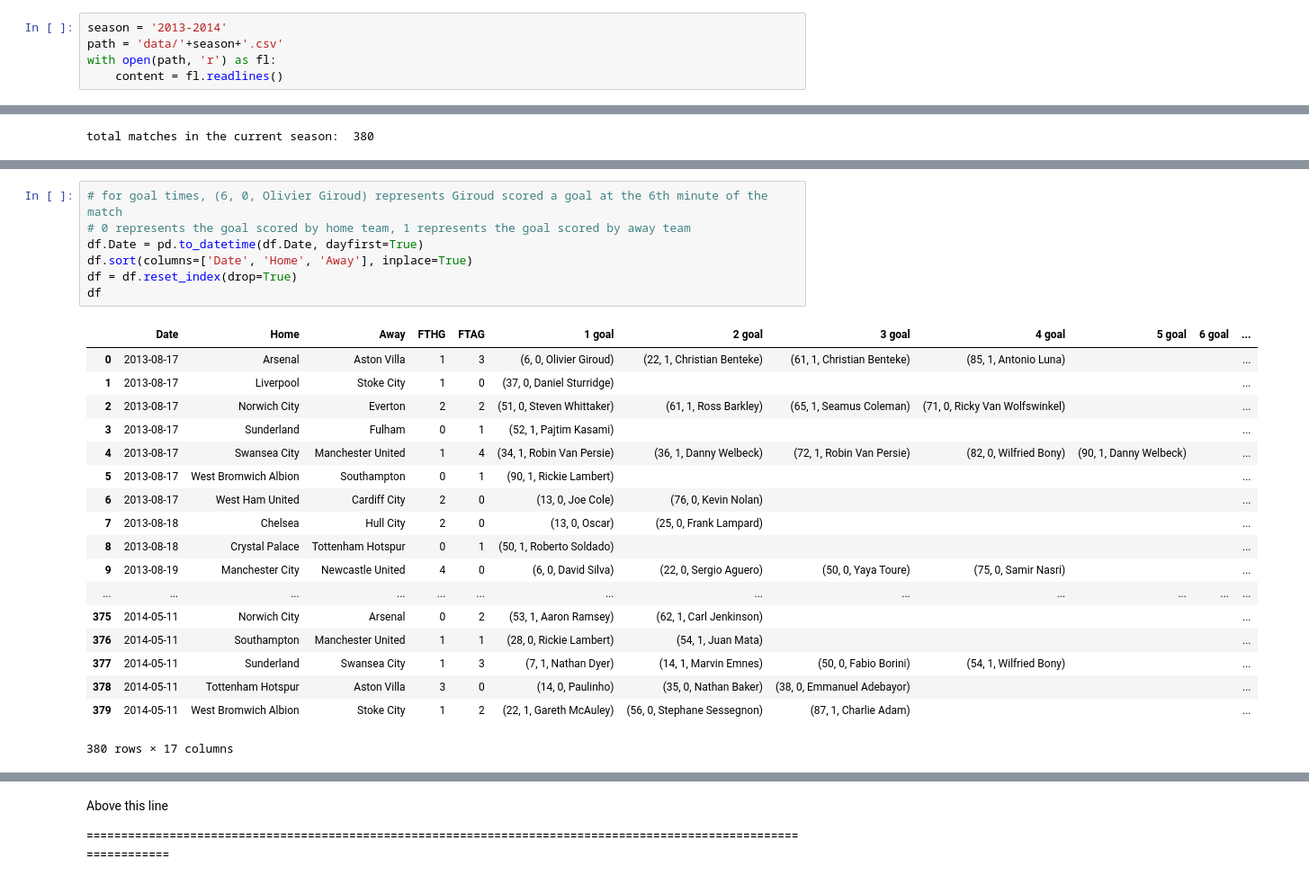
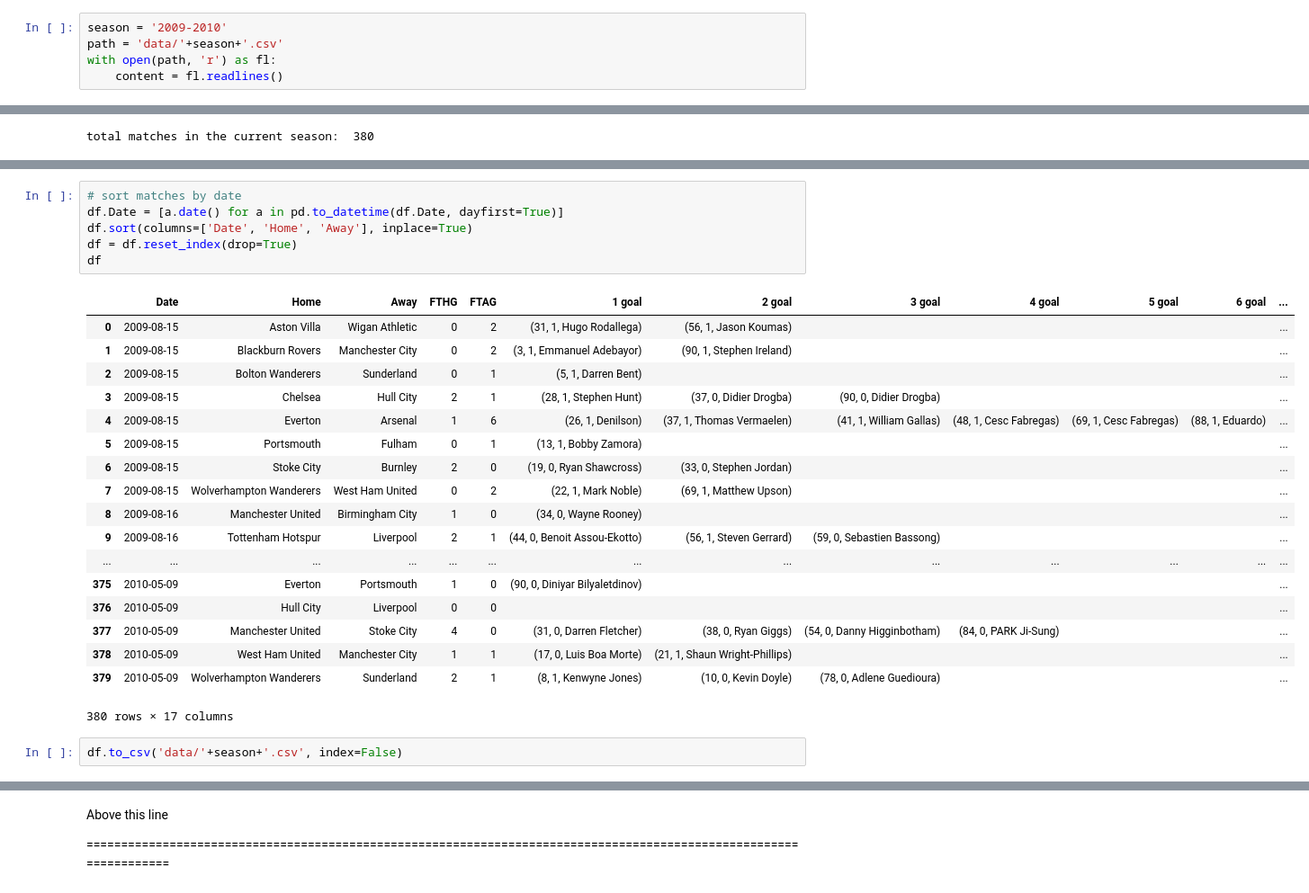
Before and after one commit to niudd/goal_times, a Jupyter notebook: crawl_data.ipynb, the cells around one changed output, grey strips where cells are left out. Shown at 90% size. Saved outputs shown, nothing was run; the diff lists cells and outputs as text.

Commit message:
sort

```diff
--- a/crawl_data.ipynb
+++ b/crawl_data.ipynb
@@ -219,7 +219,7 @@ done
 # %% [markdown]
 ###Read csv files into pd.DataFrame
 # %%
-season = '2013-2014'
+season = '2009-2010'
 path = 'data/'+season+'.csv'
 with open(path, 'r') as fl:
     content = fl.readlines()
@@ -285,28 +286,29 @@ with open(path, 'r') as fl:
         df.loc[row, ['1 goal','2 goal','3 goal','4 goal','5 goal','6 goal','7 goal','8 goal',\
                      '9 goal','10 goal','11 goal','12 goal']] = gos
 # %%
-# for goal times, (6, 0, Olivier Giroud) represents Giroud scored a goal at the 6th minute of the match
-# 0 represents the goal scored by home team, 1 represents the goal scored by away team
-df.Date = pd.to_datetime(df.Date, dayfirst=True)
+# sort matches by date
+df.Date = [a.date() for a in pd.to_datetime(df.Date, dayfirst=True)]
 df.sort(columns=['Date', 'Home', 'Away'], inplace=True)
 df = df.reset_index(drop=True)
 df
 # %% [output]
 |  | Date | Home | Away | FTHG | FTAG | 1 goal | 2 goal | 3 goal | 4 goal | 5 goal | 6 goal | ... |
-| 0 | 2013-08-17 | Arsenal | Aston Villa | 1 | 3 | (6, 0, Olivier Giroud) | (22, 1, Christian Benteke) | (61, 1, Christian Benteke) | (85, 1, Antonio Luna) |  |  | ... |
-| 1 | 2013-08-17 | Liverpool | Stoke City | 1 | 0 | (37, 0, Daniel Sturridge) |  |  |  |  |  | ... |
-| 2 | 2013-08-17 | Norwich City | Everton | 2 | 2 | (51, 0, Steven Whittaker) | (61, 1, Ross Barkley) | (65, 1, Seamus Coleman) | (71, 0, Ricky Van Wolfswinkel) |  |  | ... |
-| 3 | 2013-08-17 | Sunderland | Fulham | 0 | 1 | (52, 1, Pajtim Kasami) |  |  |  |  |  | ... |
-| 4 | 2013-08-17 | Swansea City | Manchester United | 1 | 4 | (34, 1, Robin Van Persie) | (36, 1, Danny Welbeck) | (72, 1, Robin Van Persie) | (82, 0, Wilfried Bony) | (90, 1, Danny Welbeck) |  | ... |
-| 5 | 2013-08-17 | West Bromwich Albion | Southampton | 0 | 1 | (90, 1, Rickie Lambert) |  |  |  |  |  | ... |
-| 6 | 2013-08-17 | West Ham United | Cardiff City | 2 | 0 | (13, 0, Joe Cole) | (76, 0, Kevin Nolan) |  |  |  |  | ... |
-| 7 | 2013-08-18 | Chelsea | Hull City | 2 | 0 | (13, 0, Oscar) | (25, 0, Frank Lampard) |  |  |  |  | ... |
-| 8 | 2013-08-18 | Crystal Palace | Tottenham Hotspur | 0 | 1 | (50, 1, Roberto Soldado) |  |  |  |  |  | ... |
-| 9 | 2013-08-19 | Manchester City | Newcastle United | 4 | 0 | (6, 0, David Silva) | (22, 0, Sergio Aguero) | (50, 0, Yaya Toure) | (75, 0, Samir Nasri) |  |  | ... |
+| 0 | 2009-08-15 | Aston Villa | Wigan Athletic | 0 | 2 | (31, 1, Hugo Rodallega) | (56, 1, Jason Koumas) |  |  |  |  | ... |
+| 1 | 2009-08-15 | Blackburn Rovers | Manchester City | 0 | 2 | (3, 1, Emmanuel Adebayor) | (90, 1, Stephen Ireland) |  |  |  |  | ... |
+| 2 | 2009-08-15 | Bolton Wanderers | Sunderland | 0 | 1 | (5, 1, Darren Bent) |  |  |  |  |  | ... |
+| 3 | 2009-08-15 | Chelsea | Hull City | 2 | 1 | (28, 1, Stephen Hunt) | (37, 0, Didier Drogba) | (90, 0, Didier Drogba) |  |  |  | ... |
+| 4 | 2009-08-15 | Everton | Arsenal | 1 | 6 | (26, 1, Denilson) | (37, 1, Thomas Vermaelen) | (41, 1, William Gallas) | (48, 1, Cesc Fabregas) | (69, 1, Cesc Fabregas) | (88, 1, Eduardo) | ... |
+| 5 | 2009-08-15 | Portsmouth | Fulham | 0 | 1 | (13, 1, Bobby Zamora) |  |  |  |  |  | ... |
+| 6 | 2009-08-15 | Stoke City | Burnley | 2 | 0 | (19, 0, Ryan Shawcross) | (33, 0, Stephen Jordan) |  |  |  |  | ... |
+| 7 | 2009-08-15 | Wolverhampton Wanderers | West Ham United | 0 | 2 | (22, 1, Mark Noble) | (69, 1, Matthew Upson) |  |  |  |  | ... |
+| 8 | 2009-08-16 | Manchester United | Birmingham City | 1 | 0 | (34, 0, Wayne Rooney) |  |  |  |  |  | ... |
+| 9 | 2009-08-16 | Tottenham Hotspur | Liverpool | 2 | 1 | (44, 0, Benoit Assou-Ekotto) | (56, 1, Steven Gerrard) | (59, 0, Sebastien Bassong) |  |  |  | ... |
 | ... | ... | ... | ... | ... | ... | ... | ... | ... | ... | ... | ... | ... |
-| 375 | 2014-05-11 | Norwich City | Arsenal | 0 | 2 | (53, 1, Aaron Ramsey) | (62, 1, Carl Jenkinson) |  |  |  |  | ... |
-| 376 | 2014-05-11 | Southampton | Manchester United | 1 | 1 | (28, 0, Rickie Lambert) | (54, 1, Juan Mata) |  |  |  |  | ... |
-| 377 | 2014-05-11 | Sunderland | Swansea City | 1 | 3 | (7, 1, Nathan Dyer) | (14, 1, Marvin Emnes) | (50, 0, Fabio Borini) | (54, 1, Wilfried Bony) |  |  | ... |
-| 378 | 2014-05-11 | Tottenham Hotspur | Aston Villa | 3 | 0 | (14, 0, Paulinho) | (35, 0, Nathan Baker) | (38, 0, Emmanuel Adebayor) |  |  |  | ... |
-| 379 | 2014-05-11 | West Bromwich Albion | Stoke City | 1 | 2 | (22, 1, Gareth McAuley) | (56, 0, Stephane Sessegnon) | (87, 1, Charlie Adam) |  |  |  | ... |
+| 375 | 2010-05-09 | Everton | Portsmouth | 1 | 0 | (90, 0, Diniyar Bilyaletdinov) |  |  |  |  |  | ... |
+| 376 | 2010-05-09 | Hull City | Liverpool | 0 | 0 |  |  |  |  |  |  | ... |
+| 377 | 2010-05-09 | Manchester United | Stoke City | 4 | 0 | (31, 0, Darren Fletcher) | (38, 0, Ryan Giggs) | (54, 0, Danny Higginbotham) | (84, 0, PARK Ji-Sung) |  |  | ... |
+| 378 | 2010-05-09 | West Ham United | Manchester City | 1 | 1 | (17, 0, Luis Boa Morte) | (21, 1, Shaun Wright-Phillips) |  |  |  |  | ... |
+| 379 | 2010-05-09 | Wolverhampton Wanderers | Sunderland | 2 | 1 | (8, 1, Kenwyne Jones) | (10, 0, Kevin Doyle) | (78, 0, Adlene Guedioura) |  |  |  | ... |
 380 rows × 17 columns
+# %%
+df.to_csv('data/'+season+'.csv', index=False)
```
Also changed, not shown: parts of 3 cells of this notebook, 24 other files.
